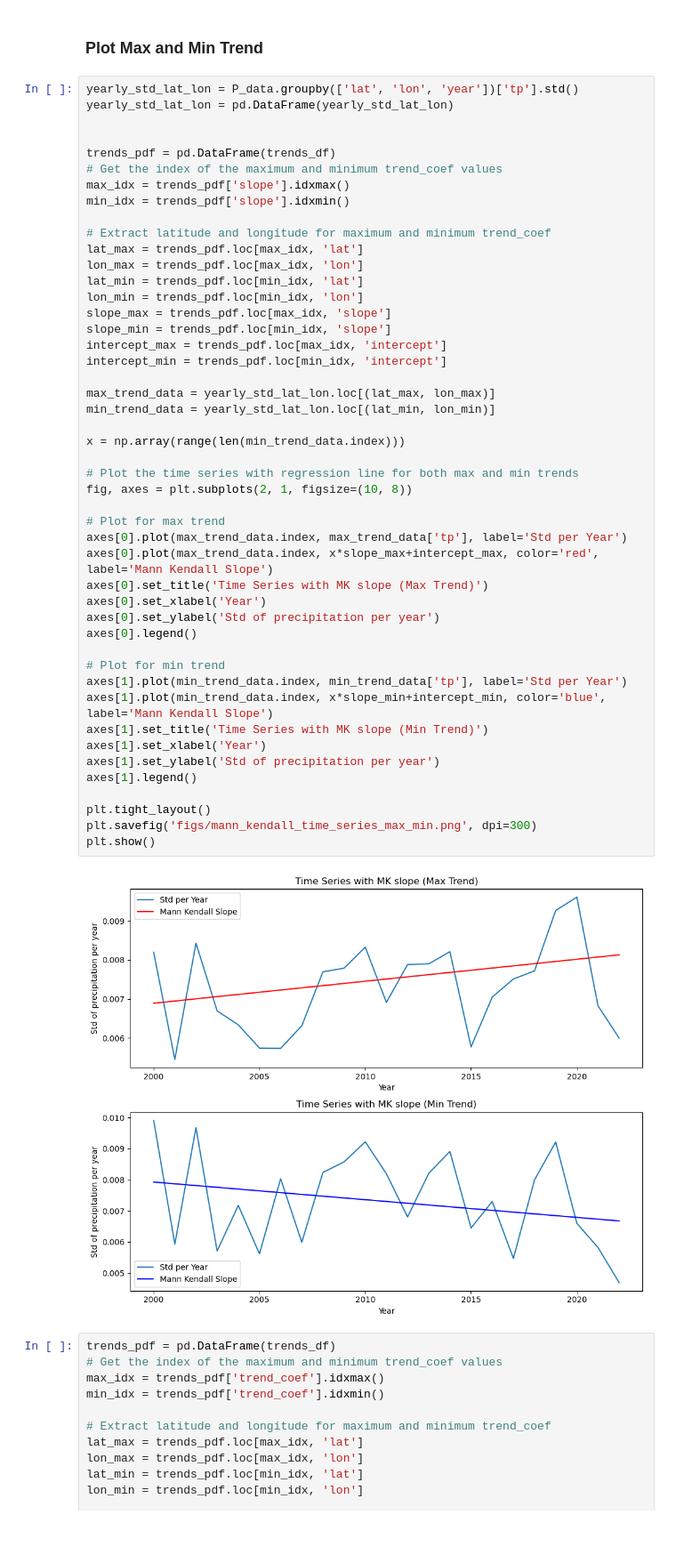
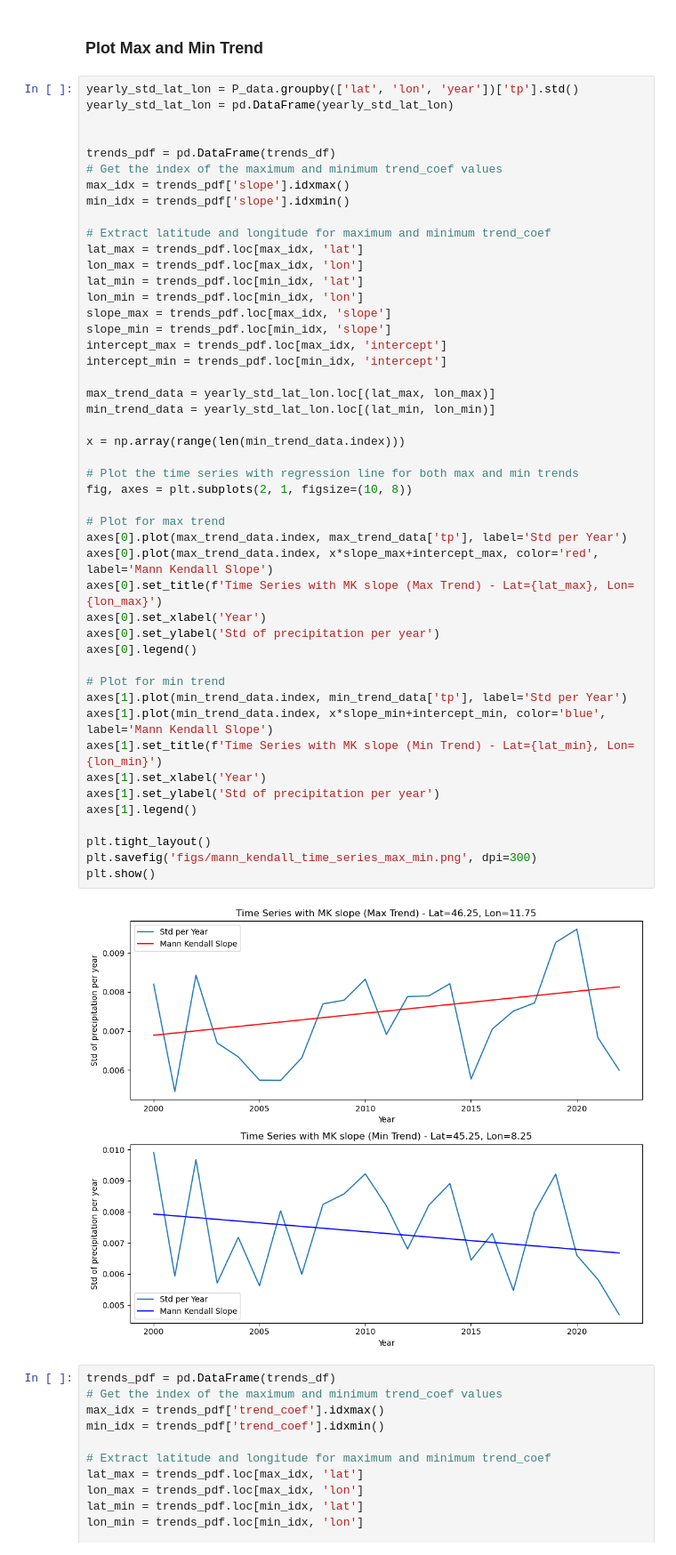
Before and after one commit to JohannaTrost/MSC24-WBM, a Jupyter notebook: analyse_existing_trends.ipynb, the cells around one changed output. Shown at 89% size. Cells and saved outputs as stored; diff of their text form.

```diff
--- a/analyse_existing_trends.ipynb
+++ b/analyse_existing_trends.ipynb
@@ -325,36 +325,36 @@ slope_max = trends_pdf.loc[max_idx, 'slope']
 slope_min = trends_pdf.loc[min_idx, 'slope']
 intercept_max = trends_pdf.loc[max_idx, 'intercept']
 intercept_min = trends_pdf.loc[min_idx, 'intercept']
 
 max_trend_data = yearly_std_lat_lon.loc[(lat_max, lon_max)]
 min_trend_data = yearly_std_lat_lon.loc[(lat_min, lon_min)]
 
 x = np.array(range(len(min_trend_data.index)))
 
 # Plot the time series with regression line for both max and min trends
 fig, axes = plt.subplots(2, 1, figsize=(10, 8))
 
 # Plot for max trend
 axes[0].plot(max_trend_data.index, max_trend_data['tp'], label='Std per Year')
 axes[0].plot(max_trend_data.index, x*slope_max+intercept_max, color='red', label='Mann Kendall Slope')
-axes[0].set_title('Time Series with MK slope (Max Trend)')
+axes[0].set_title(f'Time Series with MK slope (Max Trend) - Lat={lat_max}, Lon={lon_max}')
 axes[0].set_xlabel('Year')
 axes[0].set_ylabel('Std of precipitation per year')
 axes[0].legend()
 
 # Plot for min trend
 axes[1].plot(min_trend_data.index, min_trend_data['tp'], label='Std per Year')
 axes[1].plot(min_trend_data.index, x*slope_min+intercept_min, color='blue', label='Mann Kendall Slope')
-axes[1].set_title('Time Series with MK slope (Min Trend)')
+axes[1].set_title(f'Time Series with MK slope (Min Trend) - Lat={lat_min}, Lon={lon_min}')
 axes[1].set_xlabel('Year')
 axes[1].set_ylabel('Std of precipitation per year')
 axes[1].legend()
 
 plt.tight_layout()
 plt.savefig('figs/mann_kendall_time_series_max_min.png', dpi=300)
 plt.show()
 # %% [output]
-[figure, old version]
+[figure, new version]
 # %%
 trends_pdf = pd.DataFrame(trends_df)
 # Get the index of the maximum and minimum trend_coef values
```
Also changed, not shown: 1 other file.
